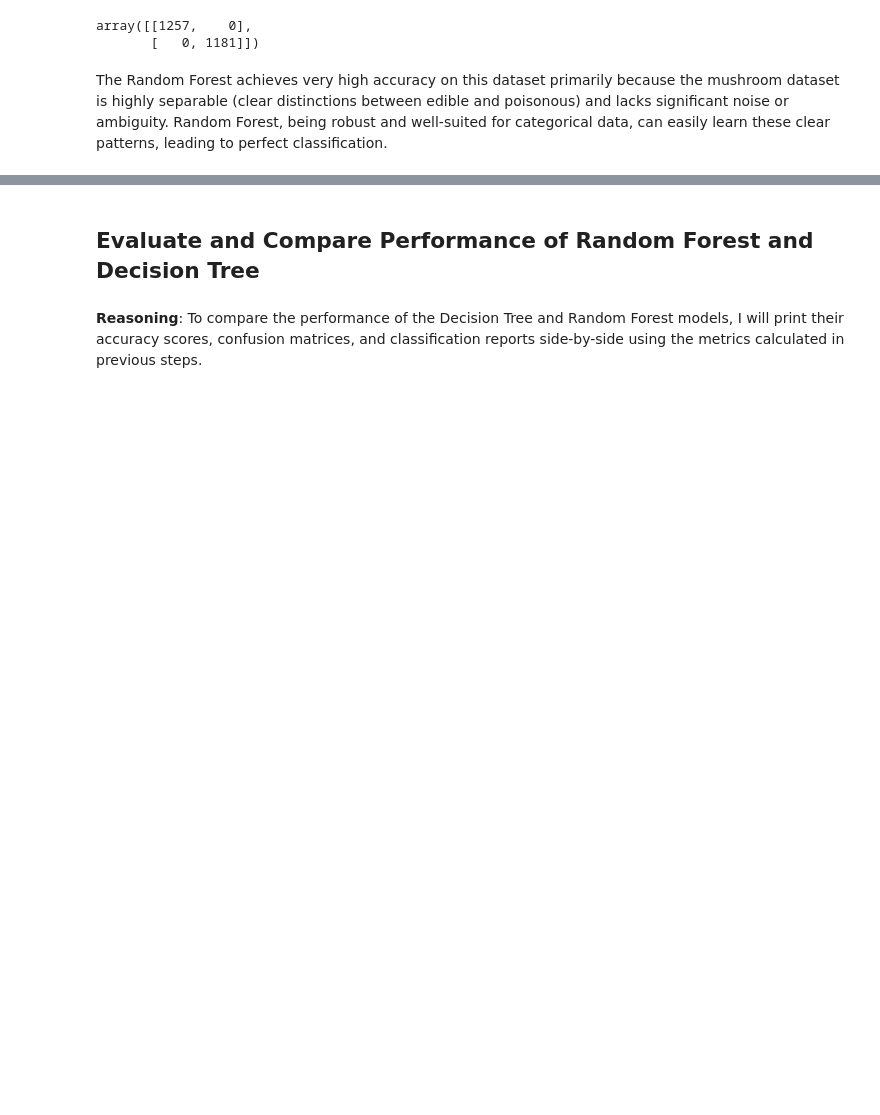
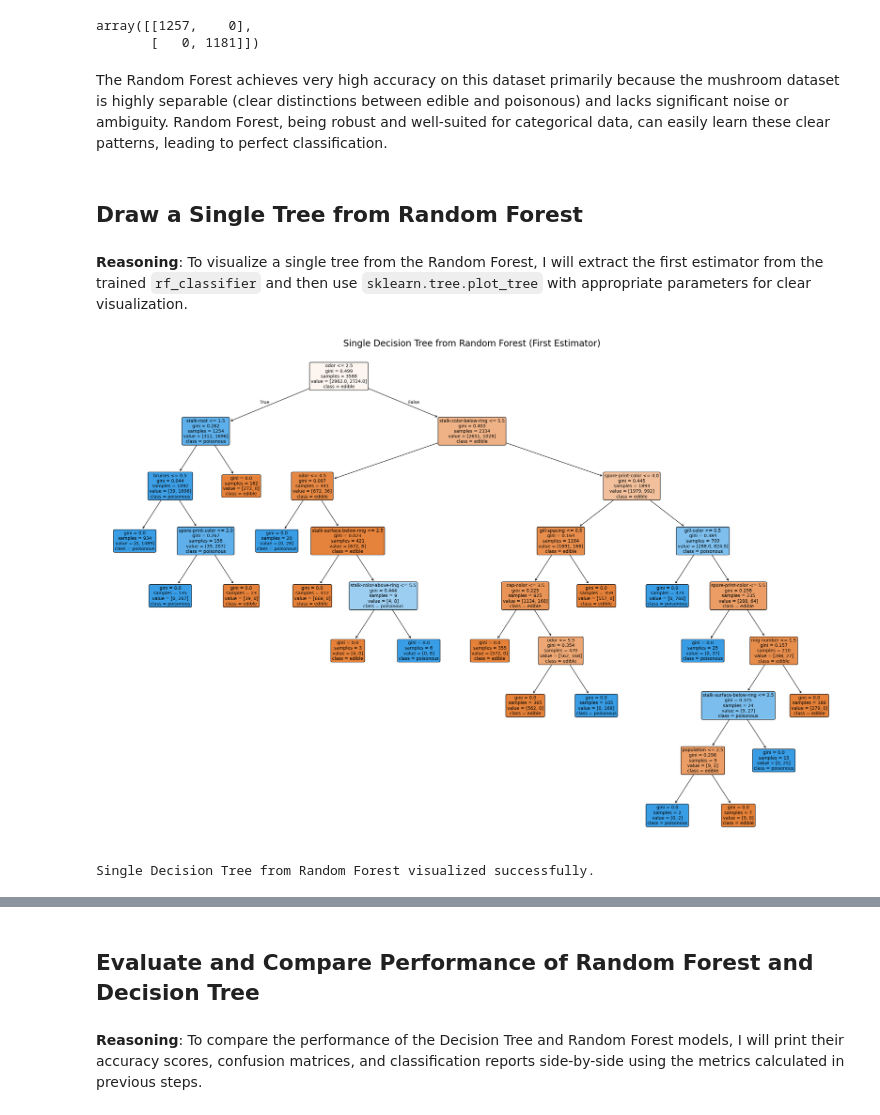
Before and after one commit to Safa30/CSE475_Machine_Learning, a Jupyter notebook: Lab/lab_1/Lab1_Decision_Tree_and_Random_Forest.ipynb, the cells around one changed output, grey strips where cells are left out. Cells and saved outputs as stored; diff of their text form; code cells hidden in the pictures; blank space fills up the shorter version.

```diff
--- a/Lab/lab_1/Lab1_Decision_Tree_and_Random_Forest.ipynb
+++ b/Lab/lab_1/Lab1_Decision_Tree_and_Random_Forest.ipynb
@@ -1143,3 +1143,42 @@ array([[1257,    0],
        [   0, 1181]])
 # %% [markdown]
 The Random Forest achieves very high accuracy on this dataset primarily because the mushroom dataset is highly separable (clear distinctions between edible and poisonous) and lacks significant noise or ambiguity. Random Forest, being robust and well-suited for categorical data, can easily learn these clear patterns, leading to perfect classification.
+# %% [markdown]
+## Draw a Single Tree from Random Forest
+# %% [markdown]
+**Reasoning**:
+To visualize a single tree from the Random Forest, I will extract the first estimator from the trained `rf_classifier` and then use `sklearn.tree.plot_tree` with appropriate parameters for clear visualization.
+# %%
+import matplotlib.pyplot as plt
+from sklearn.tree import plot_tree
+
+# Access the first decision tree from the trained rf_classifier
+single_tree_from_rf = rf_classifier.estimators_[0]
+
+# Reuse feature_names and class_names defined earlier
+# feature_names = X_train.columns.tolist()
+# class_names = ['edible', 'poisonous'] # 0: edible, 1: poisonous
+
+# Create a matplotlib figure
+plt.figure(figsize=(30, 20))
+
+# Use sklearn.tree.plot_tree to visualize single_tree_from_rf
+plot_tree(
+    single_tree_from_rf,
+    feature_names=feature_names,
+    class_names=class_names,
+    filled=True,
+    rounded=True,
+    fontsize=10
+)
+
+# Add a title to the plot
+plt.title('Single Decision Tree from Random Forest (First Estimator)', fontsize=20)
+
+# Display the plot
+plt.show()
+
+print("Single Decision Tree from Random Forest visualized successfully.")
+# %% [output]
+[figure, added]
+Single Decision Tree from Random Forest visualized successfully.
```
Also changed, not shown: parts of 1 cell of this notebook.
